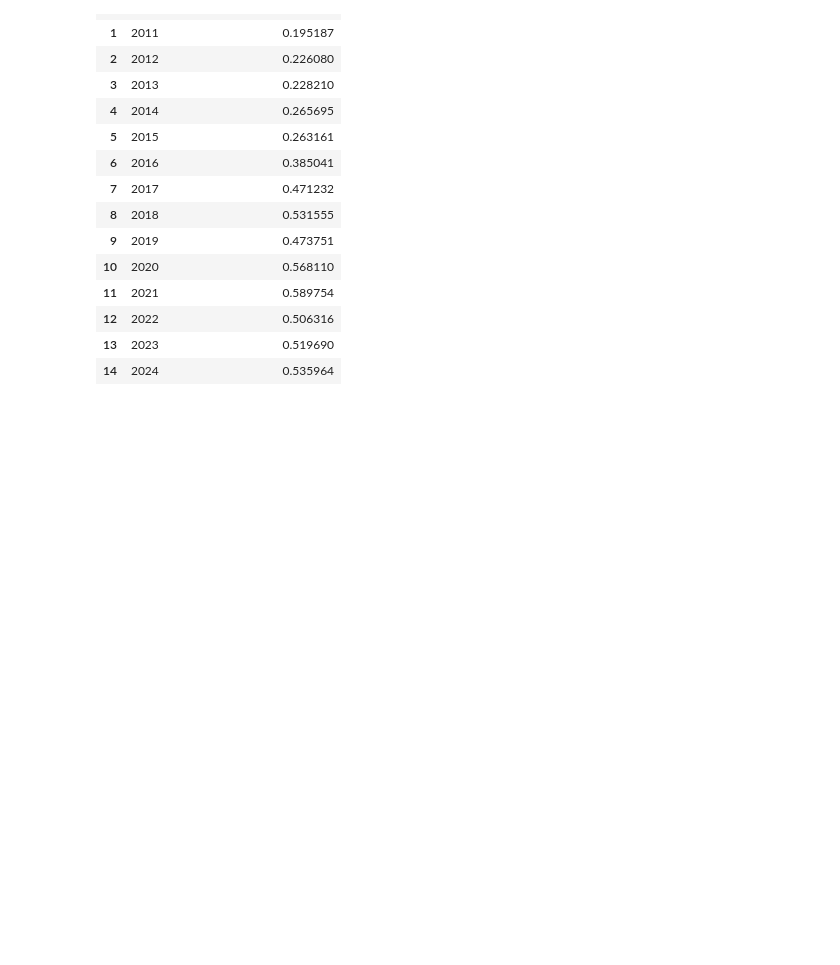
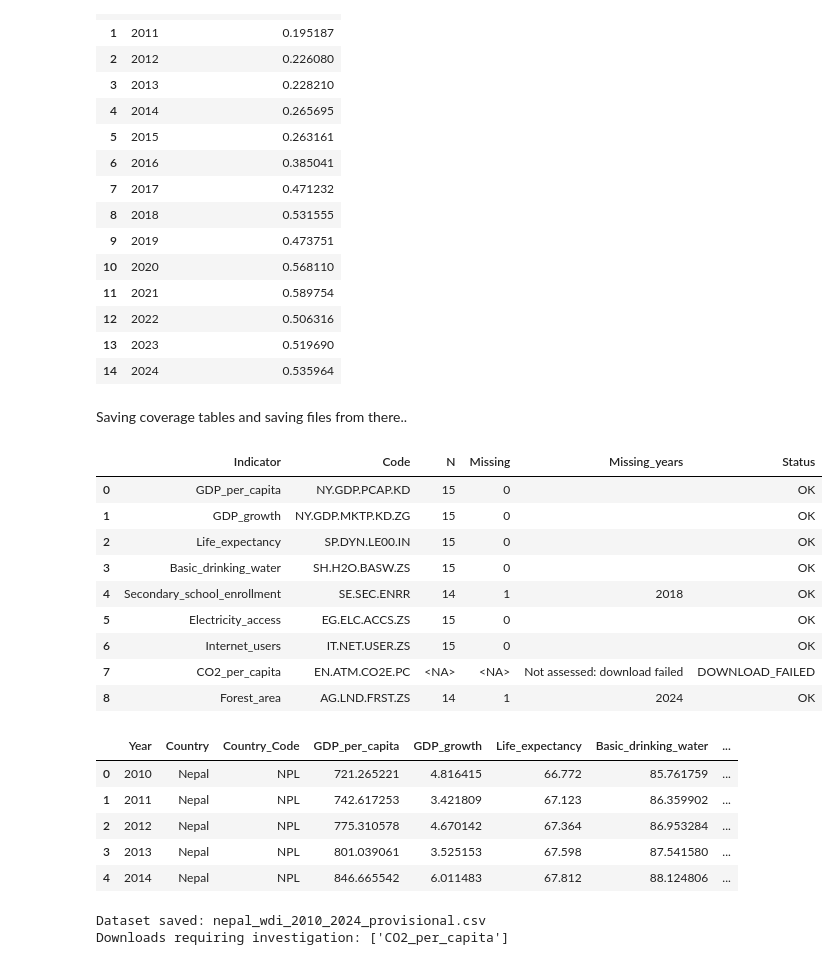
Before and after one commit to rbhdsks/HS-Statistical-Inference-Assignment-2026, a Jupyter notebook: notebooks/01_data_download_and_quality.ipynb, the cells around one changed output. Drawn from its saved outputs; the diff is of its cells as text; code cells hidden in the pictures; blank space fills up the shorter version.

```diff
--- a/notebooks/01_data_download_and_quality.ipynb
+++ b/notebooks/01_data_download_and_quality.ipynb
@@ -409,3 +409,83 @@ Available CO2 observations: 15 / 15
 | 12 | 2022 | 0.506316 |
 | 13 | 2023 | 0.519690 |
 | 14 | 2024 | 0.535964 |
+# %% [markdown]
+Saving coverage tables and saving files from there..
+# %%
+coverage_rows = []
+
+for column, code in INDICATORS.items():
+    success = download_status[column] == "OK"
+
+    n = int(nepal[column].notna().sum()) if success else None
+
+    missing_years = (
+        nepal.loc[nepal[column].isna(), "Year"].tolist()
+        if success else []
+    )
+
+    coverage_rows.append({
+        "Indicator": column,
+        "Code": code,
+        "N": n,
+        "Missing": 15 - n if success else None,
+        "Missing_years": (
+            ", ".join(map(str, missing_years))
+            if success else "Not assessed: download failed"
+        ),
+        "Status": download_status[column],
+    })
+
+coverage = pd.DataFrame(coverage_rows)
+coverage[["N", "Missing"]] = coverage[["N", "Missing"]].astype("Int64")
+
+failed = [
+    column for column, status in download_status.items()
+    if status != "OK"
+]
+
+filename = (
+    "nepal_wdi_2010_2024_provisional.csv"
+    if failed else "nepal_wdi_2010_2024.csv"
+)
+
+nepal.to_csv(ROOT / "data" / "processed" / filename, index=False)
+
+coverage.to_csv(
+    ROOT / "results" / "tables" / "data_coverage.csv",
+    index=False,
+)
+
+(ROOT / "data" / "metadata" / f"download_{RUN_ID}.json").write_text(
+    json.dumps(download_log, indent=2),
+    encoding="utf-8",
+)
+
+display(coverage)
+display(nepal.head())
+
+print("Dataset saved:", filename)
+
+if failed:
+    print("Downloads requiring investigation:", failed)
+else:
+    print("All nine downloads completed; coverage is ready for review.")
+# %% [output]
+|  | Indicator | Code | N | Missing | Missing_years | Status |
+| 0 | GDP_per_capita | NY.GDP.PCAP.KD | 15 | 0 |  | OK |
+| 1 | GDP_growth | NY.GDP.MKTP.KD.ZG | 15 | 0 |  | OK |
+| 2 | Life_expectancy | SP.DYN.LE00.IN | 15 | 0 |  | OK |
+| 3 | Basic_drinking_water | SH.H2O.BASW.ZS | 15 | 0 |  | OK |
+| 4 | Secondary_school_enrollment | SE.SEC.ENRR | 14 | 1 | 2018 | OK |
+| 5 | Electricity_access | EG.ELC.ACCS.ZS | 15 | 0 |  | OK |
+| 6 | Internet_users | IT.NET.USER.ZS | 15 | 0 |  | OK |
+| 7 | CO2_per_capita | EN.ATM.CO2E.PC | <NA> | <NA> | Not assessed: download failed | DOWNLOAD_FAILED |
+| 8 | Forest_area | AG.LND.FRST.ZS | 14 | 1 | 2024 | OK |
+|  | Year | Country | Country_Code | GDP_per_capita | GDP_growth | Life_expectancy | Basic_drinking_water | ... |
+| 0 | 2010 | Nepal | NPL | 721.265221 | 4.816415 | 66.772 | 85.761759 | ... |
+| 1 | 2011 | Nepal | NPL | 742.617253 | 3.421809 | 67.123 | 86.359902 | ... |
+| 2 | 2012 | Nepal | NPL | 775.310578 | 4.670142 | 67.364 | 86.953284 | ... |
+| 3 | 2013 | Nepal | NPL | 801.039061 | 3.525153 | 67.598 | 87.541580 | ... |
+| 4 | 2014 | Nepal | NPL | 846.665542 | 6.011483 | 67.812 | 88.124806 | ... |
+Dataset saved: nepal_wdi_2010_2024_provisional.csv
+Downloads requiring investigation: ['CO2_per_capita']
```
Also changed, not shown: parts of 15 cells of this notebook, 16 other files.
